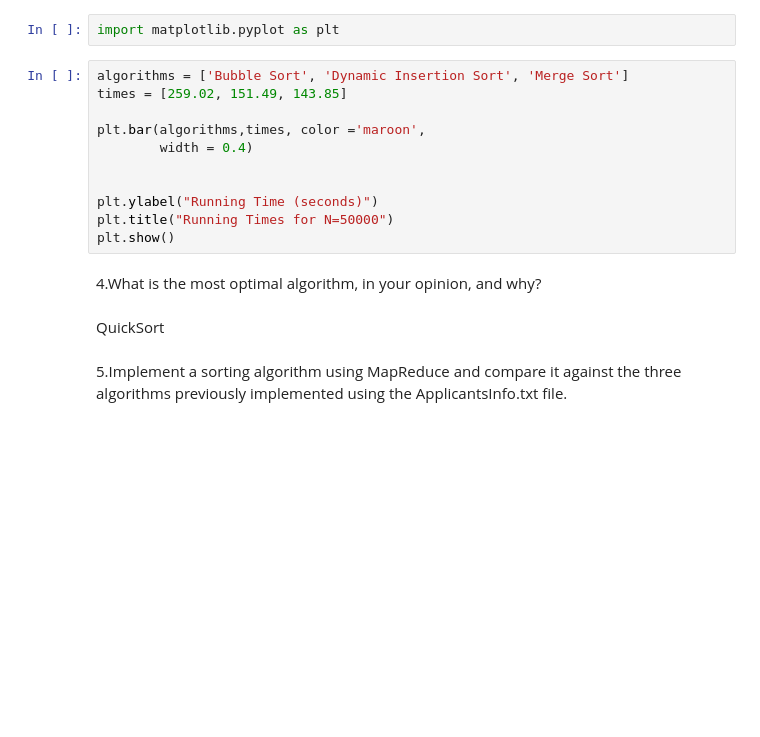
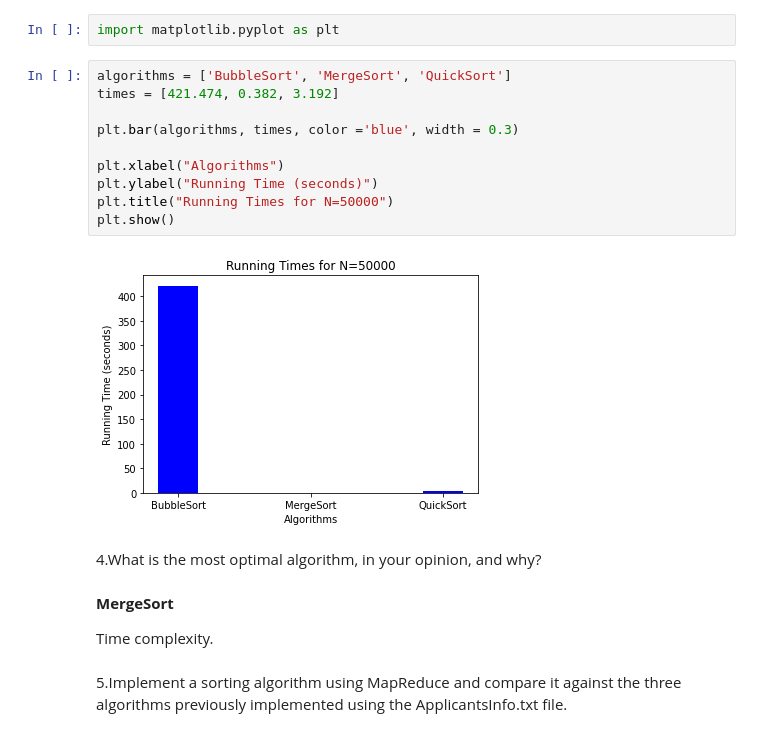
Before and after one commit to albachiarabellaroba/HW3---Group-16, a Jupyter notebook: main_Theoretical question.ipynb, the cells around one changed output. Cells and saved outputs as stored; diff of their text form; blank space fills up the shorter version.

```diff
--- a/main_Theoretical question.ipynb
+++ b/main_Theoretical question.ipynb
@@ -377,19 +513,22 @@ The time complexity is O(n^2).
 # %%
 import matplotlib.pyplot as plt
 # %%
-algorithms = ['Bubble Sort', 'Dynamic Insertion Sort', 'Merge Sort']
-times = [259.02, 151.49, 143.85]
+algorithms = ['BubbleSort', 'MergeSort', 'QuickSort']
+times = [421.474, 0.382, 3.192]
 
-plt.bar(algorithms,times, color ='maroon',
-        width = 0.4)
+plt.bar(algorithms, times, color ='blue', width = 0.3)
 
-
+plt.xlabel("Algorithms")
 plt.ylabel("Running Time (seconds)")
 plt.title("Running Times for N=50000")
 plt.show()
+# %% [output]
+[figure, added]
 # %% [markdown]
 4.What is the most optimal algorithm, in your opinion, and why?
-# %% [markdown]
-QuickSort
+# %% [markdown]
+**MergeSort**
+
+Time complexity.
 # %% [markdown]
 5.Implement a sorting algorithm using MapReduce and compare it against the three algorithms previously implemented using the ApplicantsInfo.txt file.
```
Also changed, not shown: parts of 29 cells of this notebook.
